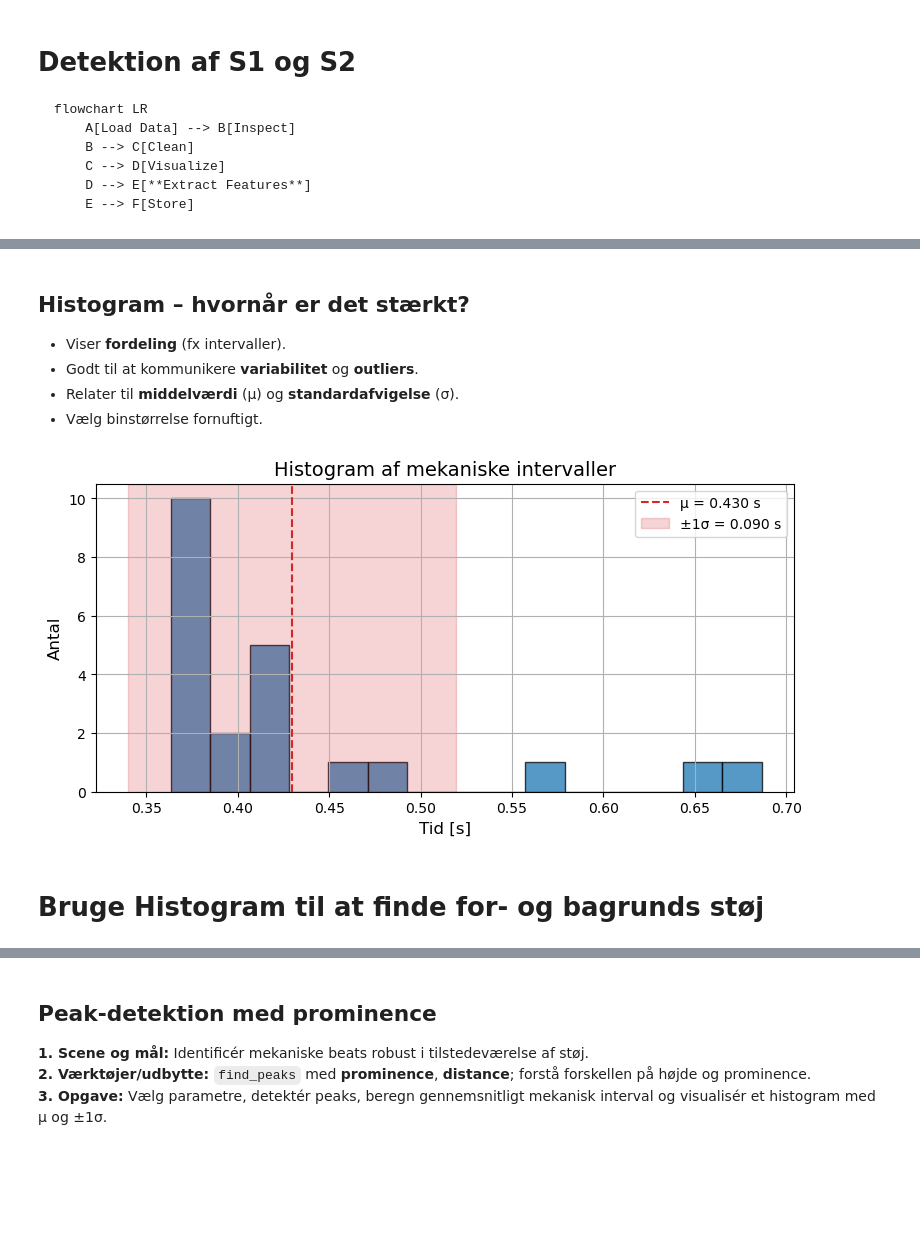
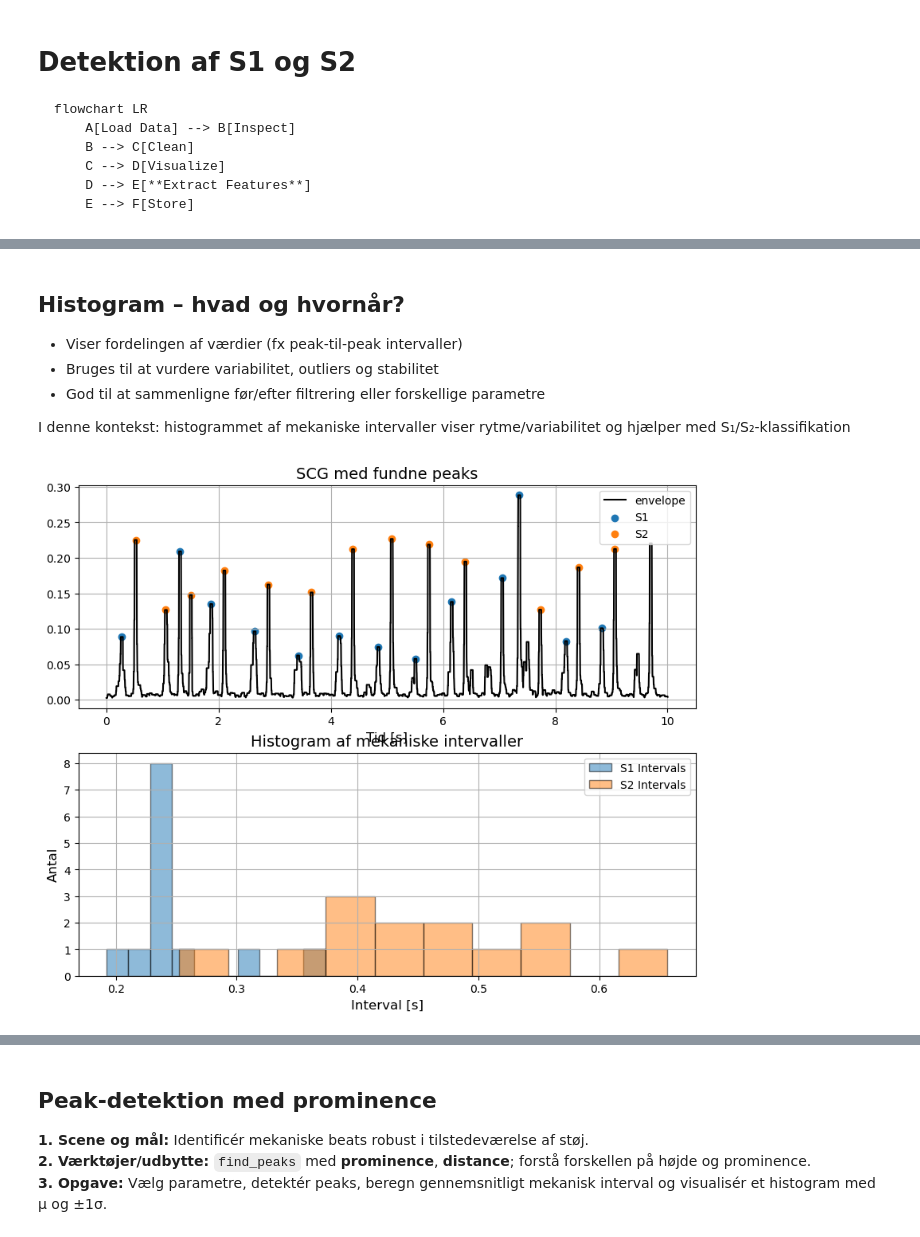
Before and after one commit to AAU-ST2-Programming/signals_2, a Jupyter notebook: Lecture6_SCG_Filtering_FeatureTiming_v2.ipynb, the cells around one changed output, grey strips where cells are left out. Drawn from its saved outputs; the diff is of its cells as text; code cells hidden in the pictures; blank space fills up the shorter version.

```diff
--- a/Lecture6_SCG_Filtering_FeatureTiming_v2.ipynb
+++ b/Lecture6_SCG_Filtering_FeatureTiming_v2.ipynb
@@ -177,8 +277,16 @@ flowchart LR
 - Det er et stetoskop.
 - $20Hz < \textbf{det menneskelige auditive spektrum} < 20 000 Hz$
 # %%
-plt.figure(figsize=(8,6))
-plt.imshow(plt.imread("files/stetoskop.jpg"))
-plt.axis('off')               # hides axes and ticks
+fig, axs =plt.subplots(1,2, figsize=(10,4))
+axs[0].imshow(plt.imread("files/stetoskop.jpg"))
+axs[0].axis('off')               # hides axes and ticks
+
+axs[1].plot(t, x, color='0.7', label='Rå data')
+axs[1].set_xlim([1.6, 4])
+axs[1].set_ylim(np.array([-1.3,1.5])-0.1)
+# vertical line at 2.1 s
+for i in range(5):
+    axs[1].axvline(x=i, color='gray', linestyle='--', label='Hjerte lyd')
+axs[1].axis('off')               # hides axes and ticks
 plt.show()
 # %% [output]
@@ -418,7 +507,7 @@ def envelope(x, window=50):
     env = mov_max + mean_x
     return env
 
-e = envelope(lubdub,window=150)
+e = envelope(lubdub,window=301)
 plt.plot(t_lubdub,lubdub, label="lubdub", alpha=0.3)
 plt.plot(t_lubdub,e, label="envelope")
 plt.xlabel("tid [s]")
@@ -474,27 +554,45 @@ for i in range(1, len(peaks) - 1):
 # %% [markdown]
-## Histogram – hvornår er det stærkt?
-- Viser **fordeling** (fx intervaller).
-- Godt til at kommunikere **variabilitet** og **outliers**.
-- Relater til **middelværdi** (μ) og **standardafvigelse** (σ).
-- Vælg binstørrelse fornuftigt.
+## Histogram – hvad og hvornår?
+- Viser fordelingen af værdier (fx peak‑til‑peak intervaller)
+- Bruges til at vurdere variabilitet, outliers og stabilitet
+- God til at sammenligne før/efter filtrering eller forskellige parametre
+
+I denne kontekst: histogrammet af mekaniske intervaller viser rytme/variabilitet og hjælper med S₁/S₂‑klassifikation
 # %%
 # Histogram af peak-til-peak intervaller
 from scipy.signal import find_peaks
-y = pcg
-pks, _ = find_peaks(y, prominence=np.std(y)*0.8, distance=int(0.35*fs))
+import numpy as np
+
+# Peaks i envelopen
+pks, _ = find_peaks(e, distance=int(0.15*fs), height=np.std(e))
 intervals = np.diff(pks)/fs
-mu = np.mean(intervals)
-sd = np.std(intervals)
-plt.figure();
-plt.hist(intervals, bins=15, edgecolor='k', alpha=0.75)
-plt.axvline(mu, color='C3', linestyle='--', label=f'μ = {mu:.3f} s')
-plt.axvspan(mu-sd, mu+sd, color='C3', alpha=0.2, label=f'±1σ = {sd:.3f} s')
-plt.title('Histogram af mekaniske intervaller');
-plt.xlabel('Tid [s]');
-plt.ylabel('Antal');
-plt.legend();
+S1: list[list[float]] = []
+S2: list[list[float]] = []
+# Find S1 and S2 intervals + the peak value
+
+for i in range(len(intervals)-1):
+
+    if intervals[i] < intervals[i+1]:
+        S1.append([intervals[i], pks[i]/fs, e[pks[i]]])
+    else:
+        S2.append([intervals[i], pks[i]/fs, e[pks[i]]])
+
+
+
+fig, axs = plt.subplots(2,1, figsize=(10,8));
+axs[0].plot(t_lubdub,e, label="envelope", color='black')
+axs[0].scatter([x[1] for x in S1], [x[2 ] for x in S1], label='S1')
+axs[0].scatter([x[1] for x in S2], [x[2 ] for x in S2], label='S2')
+axs[0].set_xlabel("Tid [s]")
+axs[0].set_title('SCG med fundne peaks');
+axs[0].legend(loc='upper right')
+
+axs[1].hist([x[0] for x in S1], edgecolor='k', alpha=0.5, label='S1 Intervals')
+axs[1].hist([x[0] for x in S2], edgecolor='k', alpha=0.5, label='S2 Intervals')
+axs[1].set_title('Histogram af mekaniske intervaller')
+axs[1].set_xlabel('Interval [s]')
+axs[1].set_ylabel('Antal')
+axs[1].legend(loc='upper right')
 plt.show()
 # %% [output]
-[figure, old version]
+[figure, new version]
-# %% [markdown]
-# Bruge Histogram til at finde for- og bagrunds støj
```
Also changed, not shown: parts of 44 cells of this notebook, 4 other files.
